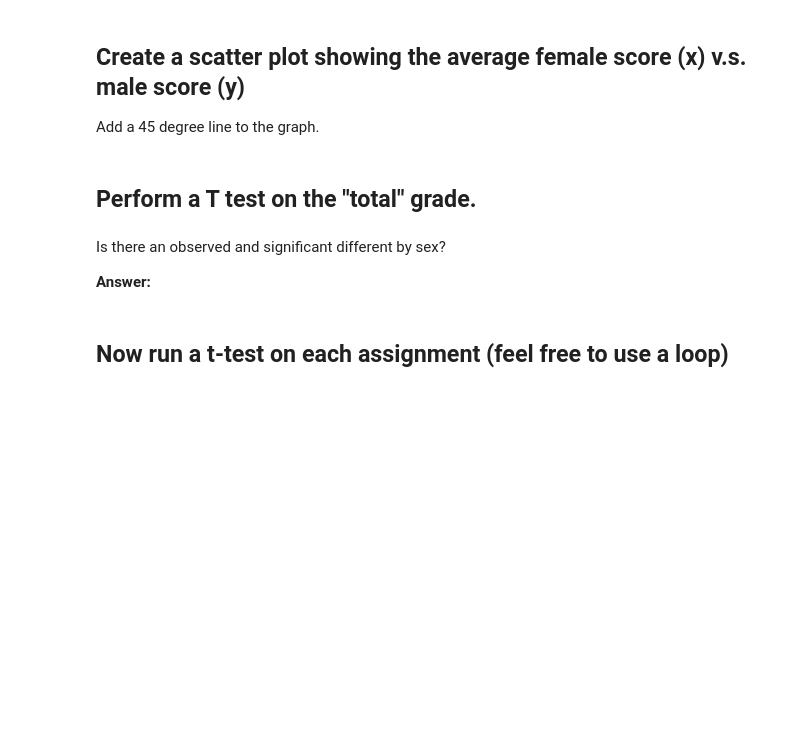
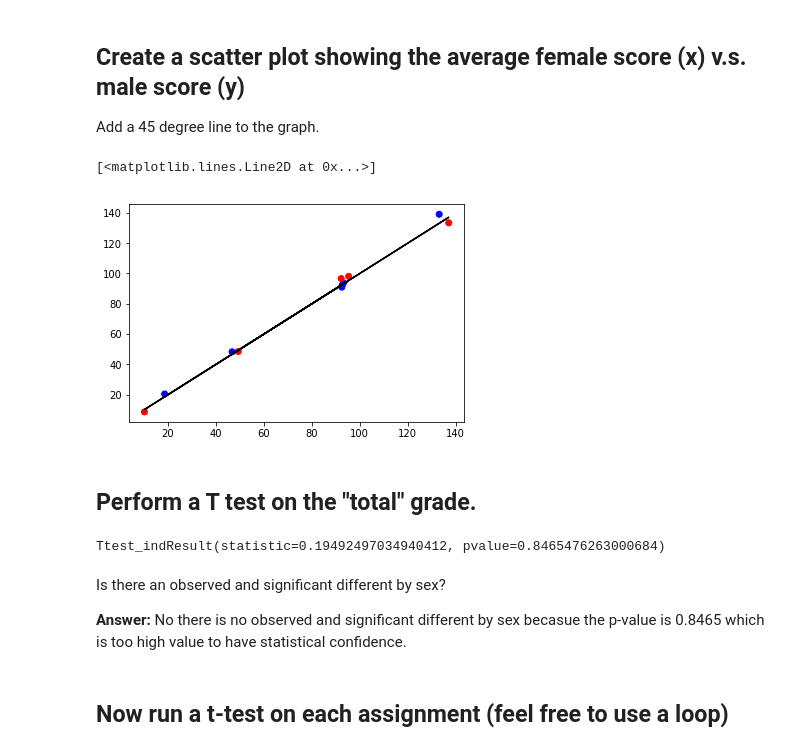
Before and after one commit to poojaram/datascience-stat-tests, a Jupyter notebook: 01-t-tests.ipynb, the cells around one changed output. Cells and saved outputs as stored; diff of their text form; code cells hidden in the pictures; blank space fills up the shorter version.

```diff
--- a/01-t-tests.ipynb
+++ b/01-t-tests.ipynb
@@ -14,2 +23,5 @@ grades = pd.read_csv("./grades.csv")
 # %% [markdown]
 ## Calculate averages for each assignment for each sex
+# %%
+by_sex = grades.groupby("sex").mean()
+by_sex
@@ -16,11 +33,27 @@ grades = pd.read_csv("./grades.csv")
 # %% [markdown]
 ## Create a scatter plot showing the average female score (x) v.s. male score (y)
 Add a 45 degree line to the graph.
+# %%
+x = by_sex.loc['f',:]
+y = by_sex.loc['m',:]
+plt.scatter(x, y, c=['blue','red'])
+plt.plot(x,x,'k-')
+# %% [output]
+[<matplotlib.lines.Line2D at 0x...>]
+[figure, added]
 # %% [markdown]
 ## Perform a T test on the "total" grade.
-# %% [markdown]
-Is there an observed and significant different by sex?
-
-**Answer:**
+# %%
+female_tot = grades[grades.sex=="f"].total
+male_tot = grades[grades.sex=="m"].total
+
+stats.ttest_ind(female_tot, male_tot)
+# %% [output]
+Ttest_indResult(statistic=0.19492497034940412, pvalue=0.8465476263000684)
+# %% [markdown]
+Is there an observed and significant different by sex?
+
+**Answer:**
+No there is no observed and significant different by sex becasue the p-value is 0.8465 which is too high value to have statistical confidence.
 # %% [markdown]
 ## Now run a t-test on each assignment (feel free to use a loop)
```
Also changed, not shown: parts of 9 cells of this notebook, 3 other files.
